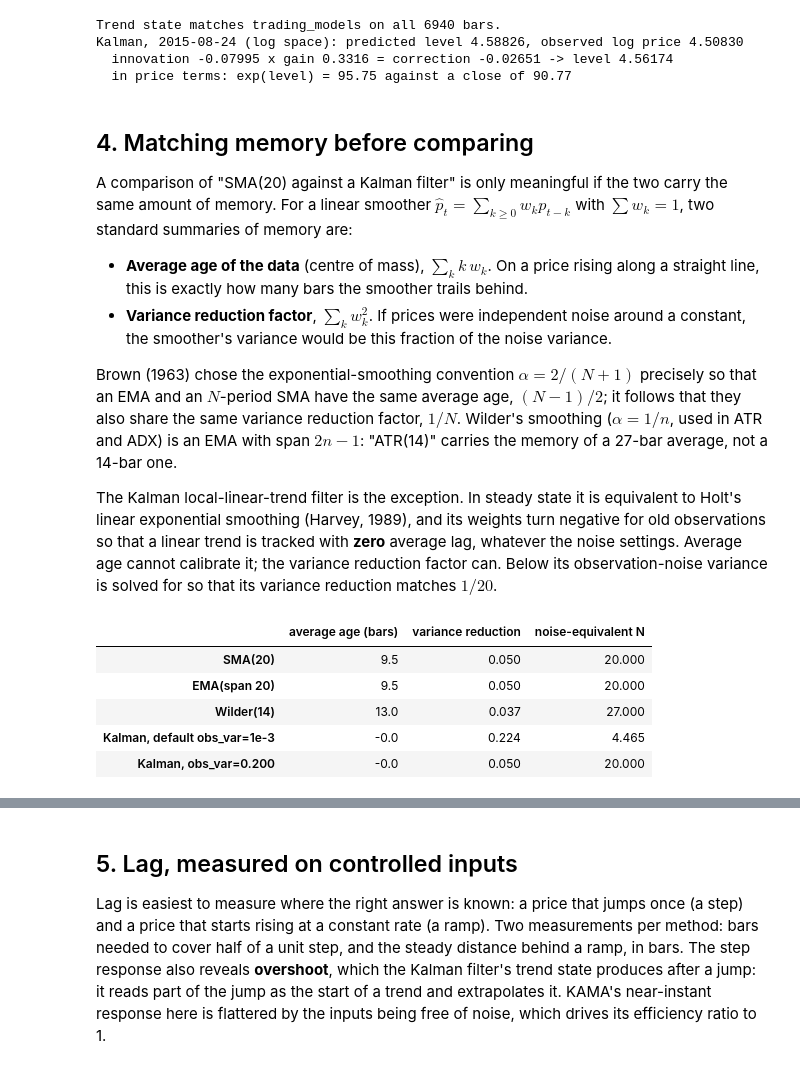
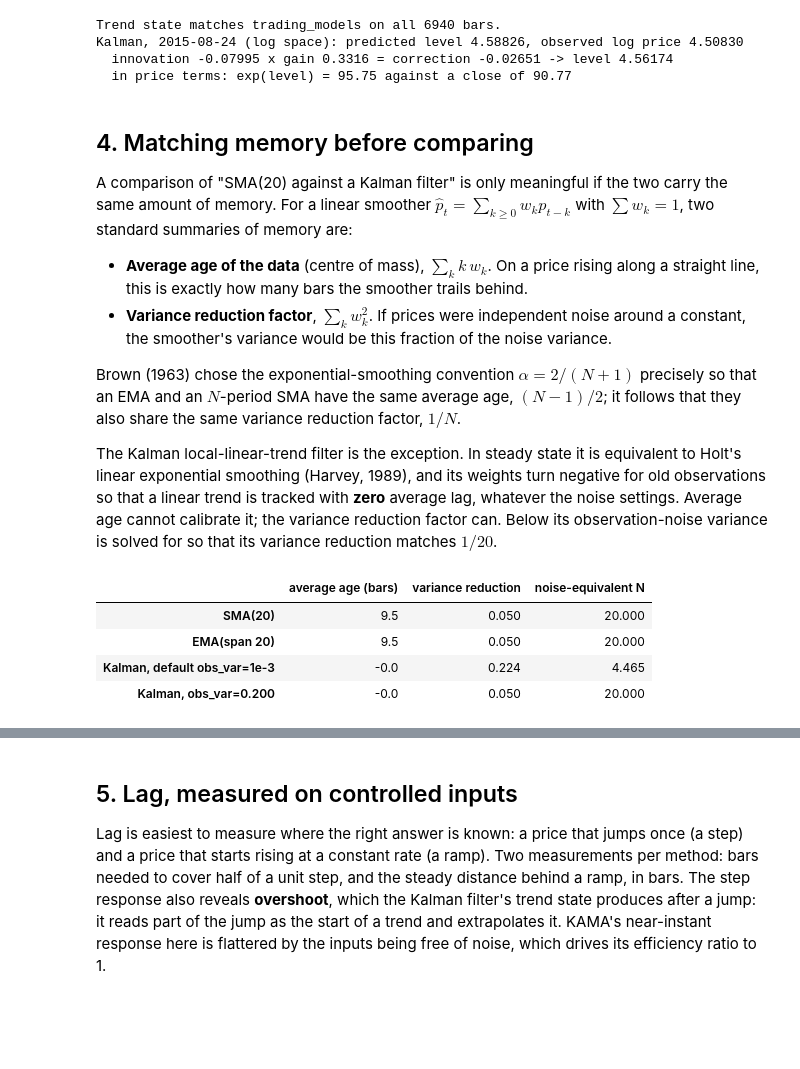
Before and after one commit to MaxGnesi/systematic-trading-notes, a Jupyter notebook: lectures/02-ohlcv-and-moving-averages/11_price_aggregation_methods.ipynb, the cells around one changed output, grey strips where cells are left out. Drawn from its saved outputs; the diff is of its cells as text; code cells hidden in the pictures; blank space fills up the shorter version.

```diff
--- a/lectures/02-ohlcv-and-moving-averages/11_price_aggregation_methods.ipynb
+++ b/lectures/02-ohlcv-and-moving-averages/11_price_aggregation_methods.ipynb
@@ -239,8 +239,7 @@ standard summaries of memory are:
 
 Brown (1963) chose the exponential-smoothing convention $\alpha=2/(N+1)$ precisely so that an EMA
 and an $N$-period SMA have the same average age, $(N-1)/2$; it follows that they also share the
-same variance reduction factor, $1/N$. Wilder's smoothing ($\alpha=1/n$, used in ATR and ADX) is an
-EMA with span $2n-1$: "ATR(14)" carries the memory of a 27-bar average, not a 14-bar one.
+same variance reduction factor, $1/N$.
 
 The Kalman local-linear-trend filter is the exception. In steady state it is equivalent to Holt's
 linear exponential smoothing (Harvey, 1989), and its weights turn negative for old observations so
@@ -257,36 +256,33 @@ def kalman_weights(obs_var, n=600, warm=3000):
     return (resp - base)[warm:]
 
 
 def memory(w):
     k = np.arange(len(w))
     return (k * w).sum() / w.sum(), (w ** 2).sum() / w.sum() ** 2
 
 
 lo, hi = 1e-4, 10.0
 for _ in range(60):
     mid = np.sqrt(lo * hi)
     lo, hi = (mid, hi) if 1 / memory(kalman_weights(mid))[1] < N else (lo, mid)
 OBS_VAR_N = mid
 
 ages = np.arange(120)
 w_sma = np.where(ages < N, 1 / N, 0.0)
 w_ema = alpha * (1 - alpha) ** ages
-w_wild = (1 / 14) * (1 - 1 / 14) ** ages
 w_kal_default = kalman_weights(1e-3)[:120]
 w_kal_n = kalman_weights(OBS_VAR_N)[:120]
 table = pd.DataFrame({
     "SMA(20)": memory(w_sma), "EMA(span 20)": memory(alpha * (1 - alpha) ** np.arange(3000)),
-    "Wilder(14)": memory((1 / 14) * (1 - 1 / 14) ** np.arange(3000)),
     "Kalman, default obs_var=1e-3": memory(kalman_weights(1e-3)),
     f"Kalman, obs_var={OBS_VAR_N:.3f}": memory(kalman_weights(OBS_VAR_N)),
 }, index=["average age (bars)", "variance reduction"]).T
 table["noise-equivalent N"] = 1 / table["variance reduction"]
 table.round(3)
 # %% [output]
 |  | average age (bars) | variance reduction | noise-equivalent N |
 | SMA(20) | 9.5 | 0.050 | 20.000 |
 | EMA(span 20) | 9.5 | 0.050 | 20.000 |
-| Wilder(14) | 13.0 | 0.037 | 27.000 |
 | Kalman, default obs_var=1e-3 | -0.0 | 0.224 | 4.465 |
 | Kalman, obs_var=0.200 | -0.0 | 0.050 | 20.000 |
 # %%
```
Also changed, not shown: parts of 2 cells of this notebook, 3 other files.
